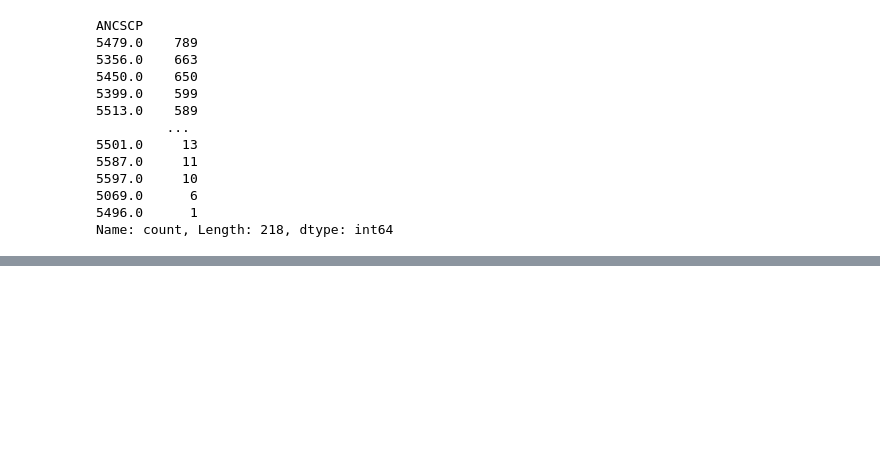
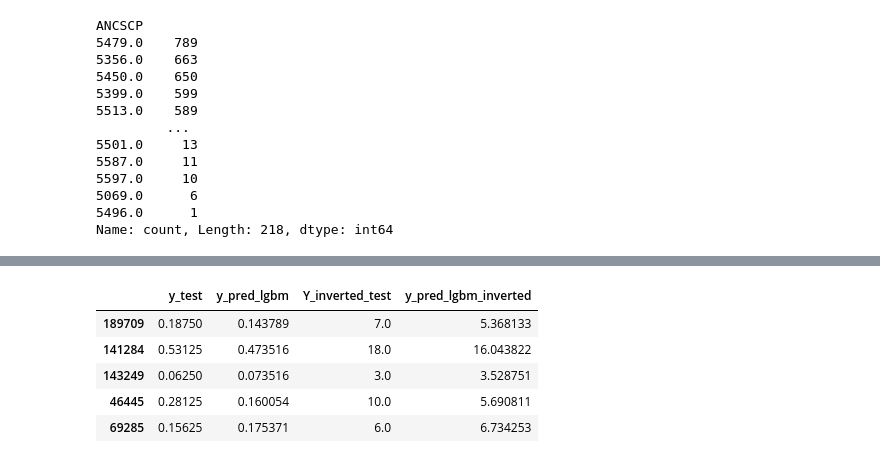
Before and after one commit to MedAzizBouzid/AGIL-ENERGY-Forecast-system, a Jupyter notebook: notebooks/vente_car.ipynb, the cells around one changed output, grey strips where cells are left out. Cells and saved outputs as stored; diff of their text form; code cells hidden in the pictures; blank space fills up the shorter version.

Commit message:
Light gbm model on client

```diff
--- a/notebooks/vente_car.ipynb
+++ b/notebooks/vente_car.ipynb
@@ -817,0 +820,4 @@ fig.show()
+# %%
+model_lgbm = LGBMRegressor(n_estimators=1000, learning_rate=0.1, max_depth=10, random_state=42)
+model_lgbm.fit(x_train, y_train)
+y_pred_lgbm = model_lgbm.predict(x_test)
@@ -817,0 +844,7 @@ fig.show()
+# %%
+y_pred_lgbm = pd.Series(y_pred_lgbm, name='SUM(QTEPRD)')
+y_pred_lgbm.index = x_test.index
+# %%
+df_target_test_lgbm=pd.concat([y_test,y_pred_lgbm,Y_inverted_test],axis=1)
+df_target_test_lgbm.columns=['y_test','y_pred_lgbm','Y_inverted_test']
+df_target_test_lgbm.head()
@@ -817,0 +858,10 @@ fig.show()
+# %%
+df_target_test_lgbm['y_pred_lgbm_inverted'] = (df_target_test_lgbm['y_pred_lgbm'] * df_target_test_lgbm['Y_inverted_test']) / df_target_test_lgbm['y_test']
+df_target_test_lgbm.head()
+# %% [output]
+|  | y_test | y_pred_lgbm | Y_inverted_test | y_pred_lgbm_inverted |
+| 189709 | 0.18750 | 0.143789 | 7.0 | 5.368133 |
+| 141284 | 0.53125 | 0.473516 | 18.0 | 16.043822 |
+| 143249 | 0.06250 | 0.073516 | 3.0 | 3.528751 |
+| 46445 | 0.28125 | 0.160054 | 10.0 | 5.690811 |
+| 69285 | 0.15625 | 0.175371 | 6.0 | 6.734253 |
```
Also changed, not shown: parts of 11 cells of this notebook.
